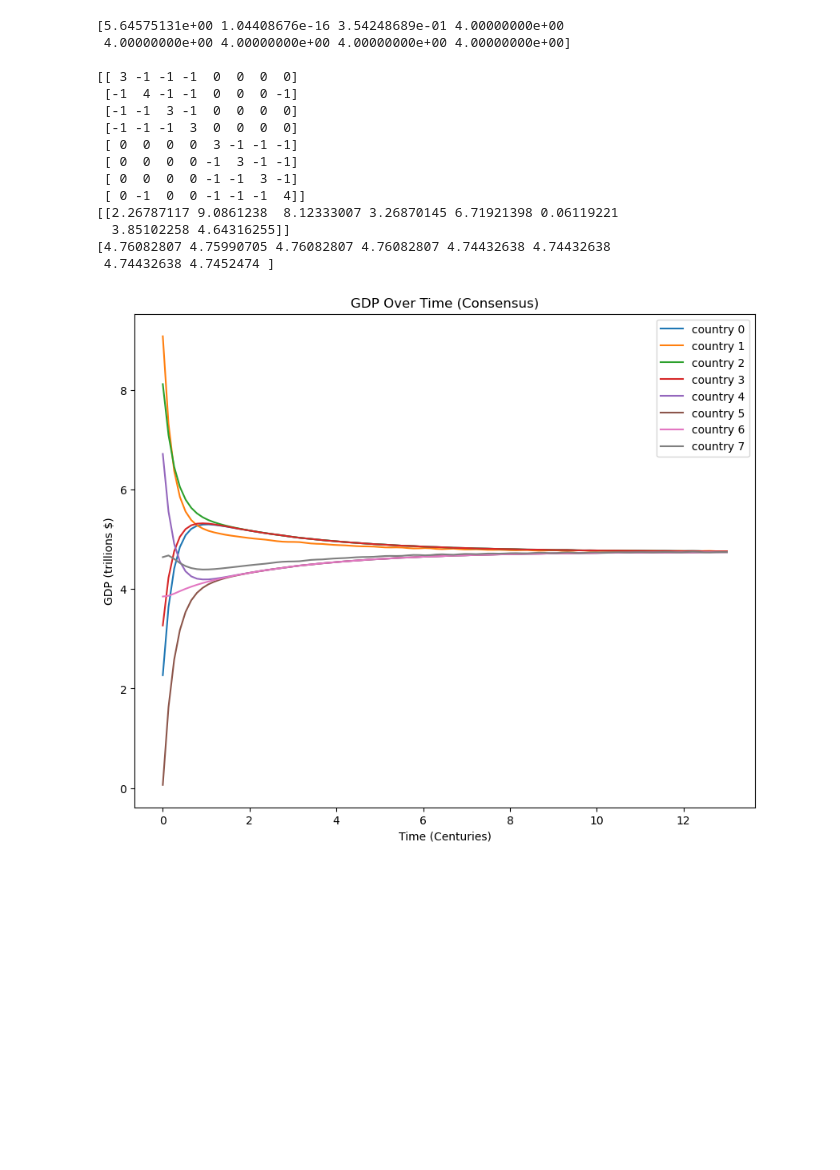
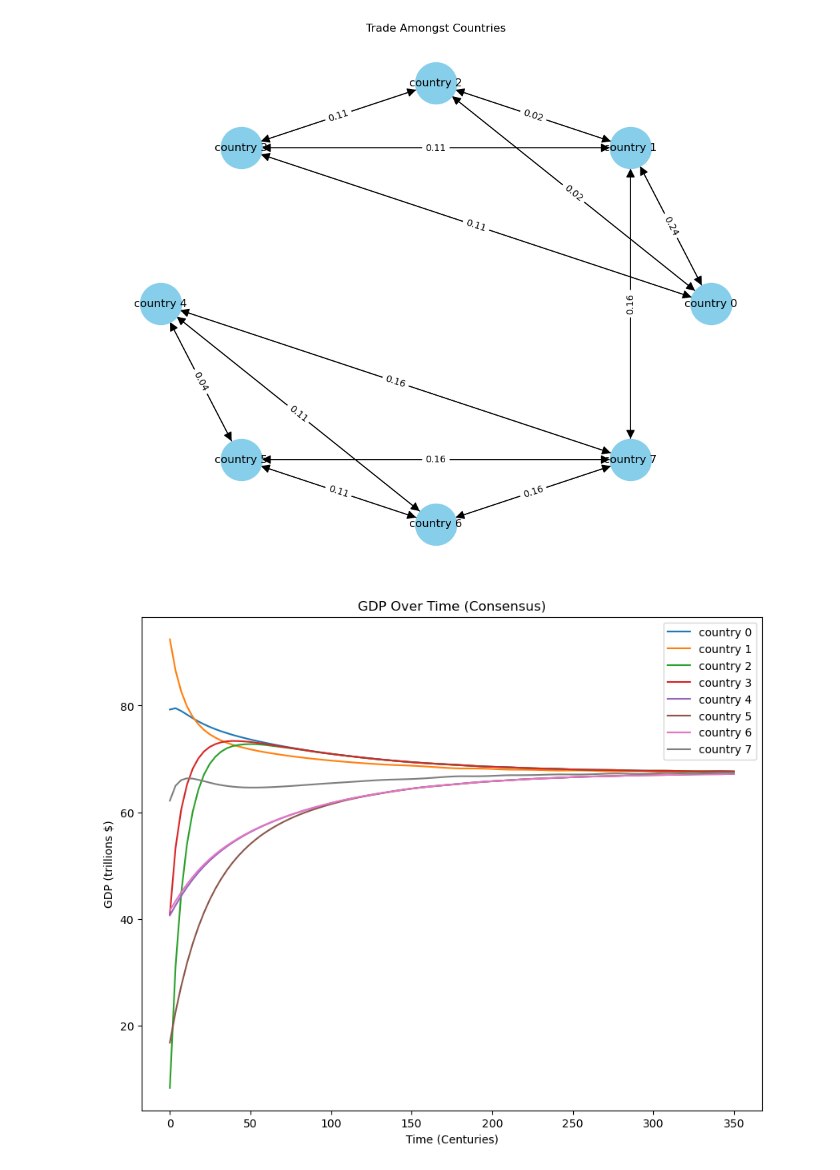
Before and after one commit to Max-Ratcliff/Sci-Ai-homework-2024-2026, a Jupyter notebook: project_initiation_11_19/Concensus.ipynb, the cells around one changed output. Cells and saved outputs as stored; diff of their text form; code cells hidden in the pictures; blank space fills up the shorter version.

```diff
--- a/project_initiation_11_19/Concensus.ipynb
+++ b/project_initiation_11_19/Concensus.ipynb
@@ -73,65 +121,32 @@ def adjacency_to_lagrangian(A):
+# %%
+draw_graph(A, nodes=countries)
+# %% [output]
+[figure, added]
 # %%
-#plotting
-
-def fun(t, y):
-    dy = -L@y
-    return dy
-
 t0 = 0
-tf = 13
+tf = 350
 t_step = 100
 t_span = (t0, tf)
 t_eval = np.linspace(*t_span, t_step)
-#y0 = [1, 2, 3, 4]
-L = adjacency_to_lagrangian(A)
-# pre set initial conditions
-y0_set=[[1, 2, 3, 4],
-        [4, 5, 6, 7],
-        [8, 9, 10, 11],
-        [12, 13, 14, 15],
-        [16, 17, 18, 19]]
-
-# randomized initial conditions
-# n = number of initial conditions
-n = 1
-scale = 10
-y0_rand = np.random.rand(n, L.shape[0]) * scale
-
-print(y0_rand)
 
 plt.figure(figsize=(10,8))
 
 global sol
 
 for i in range(len(y0_rand)):
     sol = solve_ivp(fun, t_span, y0_rand[i], t_eval=t_eval)
     for j, trajectory in enumerate(sol.y):
         plt.plot(sol.t, trajectory, label=labels[j])
 
-print(sol.y[:,99])
+#print(sol.y[:,99])
 
 plt.legend()
 plt.title("GDP Over Time (Consensus)")
 plt.xlabel("Time (Centuries)")
 plt.ylabel("GDP (trillions $)")
 plt.savefig("consensus.png", dpi=300)
 # %% [output]
-[5.64575131e+00 1.04408676e-16 3.54248689e-01 4.00000000e+00
- 4.00000000e+00 4.00000000e+00 4.00000000e+00 4.00000000e+00]
-
-[[ 3 -1 -1 -1  0  0  0  0]
- [-1  4 -1 -1  0  0  0 -1]
- [-1 -1  3 -1  0  0  0  0]
- [-1 -1 -1  3  0  0  0  0]
- [ 0  0  0  0  3 -1 -1 -1]
- [ 0  0  0  0 -1  3 -1 -1]
- [ 0  0  0  0 -1 -1  3 -1]
- [ 0 -1  0  0 -1 -1 -1  4]]
-[[2.26787117 9.0861238  8.12333007 3.26870145 6.71921398 0.06119221
-  3.85102258 4.64316255]]
-[4.76082807 4.75990705 4.76082807 4.76082807 4.74432638 4.74432638
- 4.74432638 4.7452474 ]
-[figure, old version]
+[figure, new version]
 # %%
 print(np.average(sol.y[:,99]))
 # %% [output]
```
Also changed, not shown: parts of 5 cells of this notebook, 14 other files.
